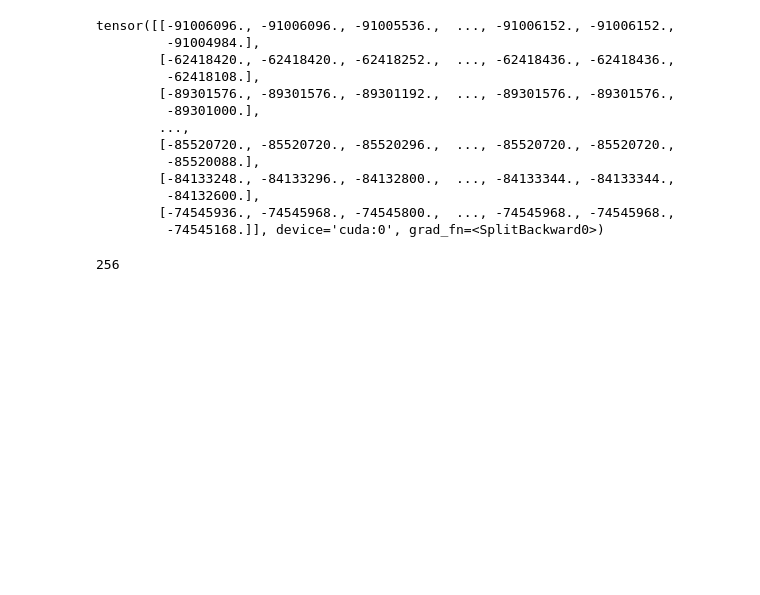
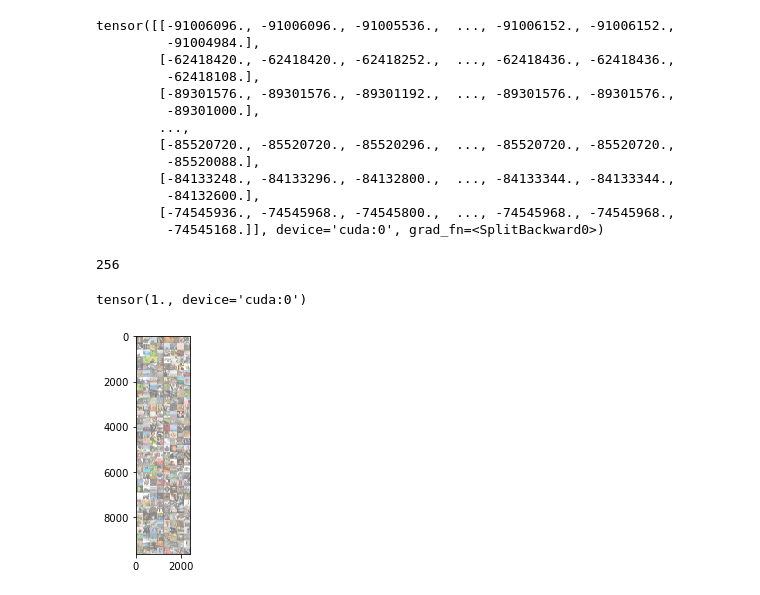
Before and after one commit to g-peery/stability-training, a Jupyter notebook: Model.ipynb, the cells around one changed output. Cells and saved outputs as stored; diff of their text form; code cells hidden in the pictures; blank space fills up the shorter version.

Commit message:
Found validation data label solution

```diff
--- a/Model.ipynb
+++ b/Model.ipynb
@@ -205,3 +205,17 @@ for data, label in validation:
 len(out)
 # %% [output]
 256
+# %%
+imgs.max()
+# %% [output]
+tensor(1., device='cuda:0')
+# %%
+valid = dataloaders["val"]
+
+dataiter = iter(valid)
+imgs, labels = next(dataiter)
+img_grid = torchvision.utils.make_grid(imgs)
+imgs, labels = imgs.to(device), labels.to(device)
+matplotlib_imshow(img_grid)
+# %% [output]
+[figure, added]
```
Also changed, not shown: parts of 6 cells of this notebook.
